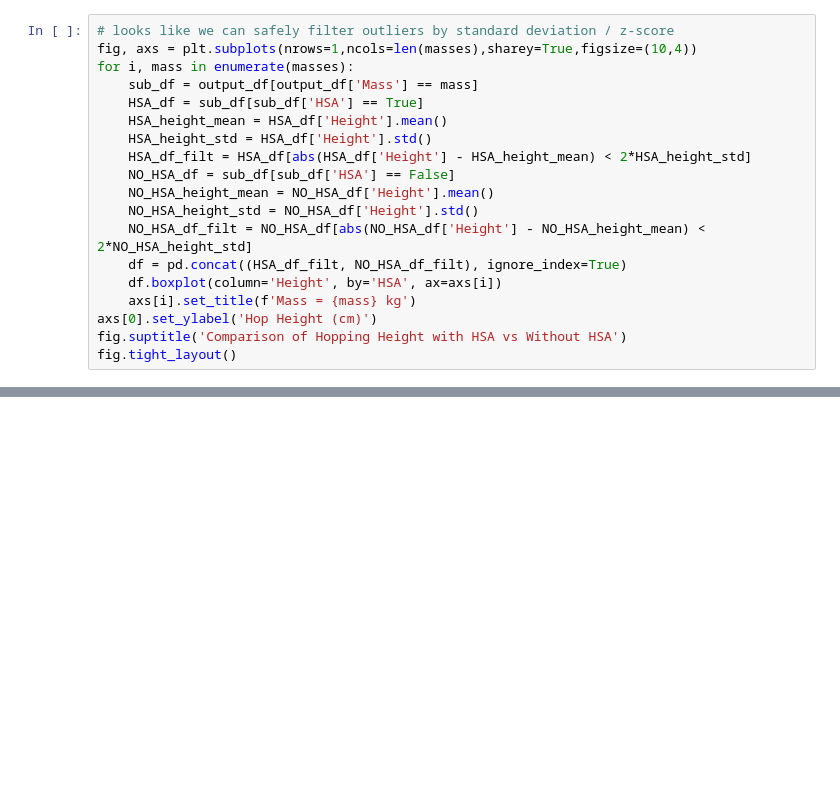
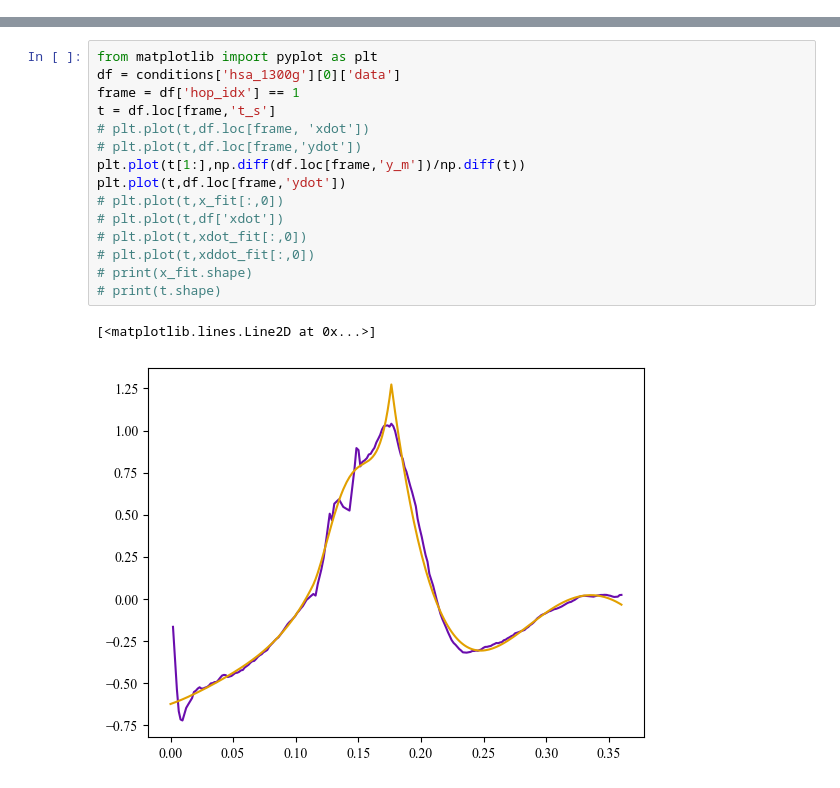
Before and after one commit to JGSuw/hsa_hopper_control, a Jupyter notebook: notebooks/design_paper/hop_energy_figs.ipynb, the cells around one changed output, grey strips where cells are left out. Drawn from its saved outputs; the diff is of its cells as text; blank space fills up the shorter version.

```diff
--- a/notebooks/design_paper/hop_energy_figs.ipynb
+++ b/notebooks/design_paper/hop_energy_figs.ipynb
@@ -257,19 +0,0 @@ for i, mass in enumerate(masses):
-# %%
-# looks like we can safely filter outliers by standard deviation / z-score
-fig, axs = plt.subplots(nrows=1,ncols=len(masses),sharey=True,figsize=(10,4))
-for i, mass in enumerate(masses):
-    sub_df = output_df[output_df['Mass'] == mass]
-    HSA_df = sub_df[sub_df['HSA'] == True]
-    HSA_height_mean = HSA_df['Height'].mean()
-    HSA_height_std = HSA_df['Height'].std()
-    HSA_df_filt = HSA_df[abs(HSA_df['Height'] - HSA_height_mean) < 2*HSA_height_std]
-    NO_HSA_df = sub_df[sub_df['HSA'] == False]
-    NO_HSA_height_mean = NO_HSA_df['Height'].mean()
-    NO_HSA_height_std = NO_HSA_df['Height'].std()
-    NO_HSA_df_filt = NO_HSA_df[abs(NO_HSA_df['Height'] - NO_HSA_height_mean) < 2*NO_HSA_height_std]
-    df = pd.concat((HSA_df_filt, NO_HSA_df_filt), ignore_index=True)
-    df.boxplot(column='Height', by='HSA', ax=axs[i])
-    axs[i].set_title(f'Mass = {mass} kg')
-axs[0].set_ylabel('Hop Height (cm)')
-fig.suptitle('Comparison of Hopping Height with HSA vs Without HSA')
-fig.tight_layout()
@@ -587,0 +242,18 @@ plt.savefig('hopping_result.png',dpi=900)
+# %%
+from matplotlib import pyplot as plt
+df = conditions['hsa_1300g'][0]['data']
+frame = df['hop_idx'] == 1
+t = df.loc[frame,'t_s']
+# plt.plot(t,df.loc[frame, 'xdot'])
+# plt.plot(t,df.loc[frame,'ydot'])
+plt.plot(t[1:],np.diff(df.loc[frame,'y_m'])/np.diff(t))
+plt.plot(t,df.loc[frame,'ydot'])
+# plt.plot(t,x_fit[:,0])
+# plt.plot(t,df['xdot'])
+# plt.plot(t,xdot_fit[:,0])
+# plt.plot(t,xddot_fit[:,0])
+# print(x_fit.shape)
+# print(t.shape)
+# %% [output]
+[<matplotlib.lines.Line2D at 0x...>]
+[figure, added]
```
Also changed, not shown: parts of 39 cells of this notebook, 6 other files.
